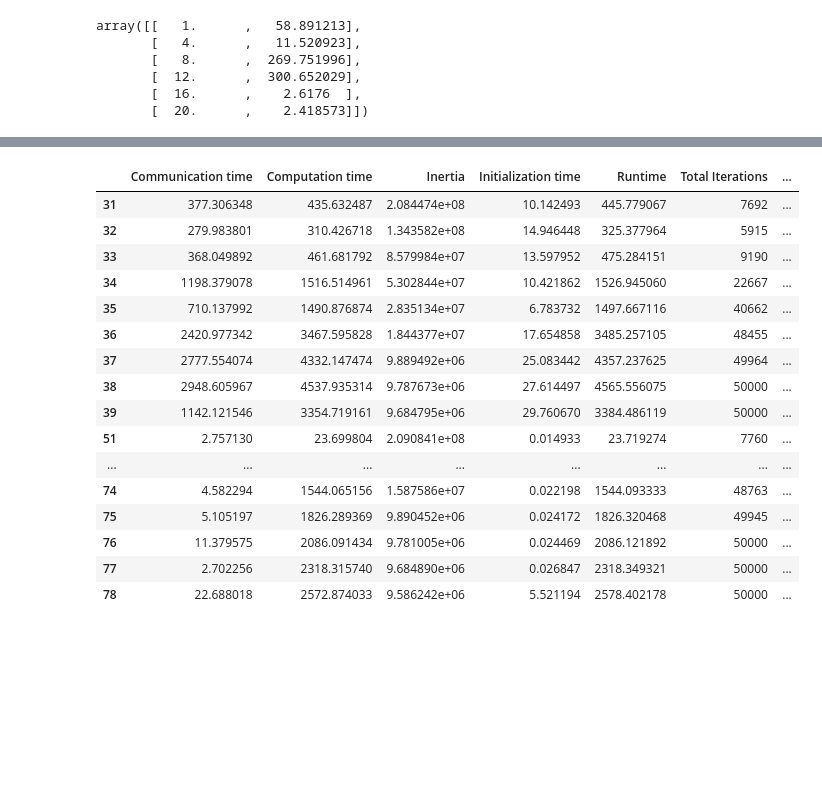
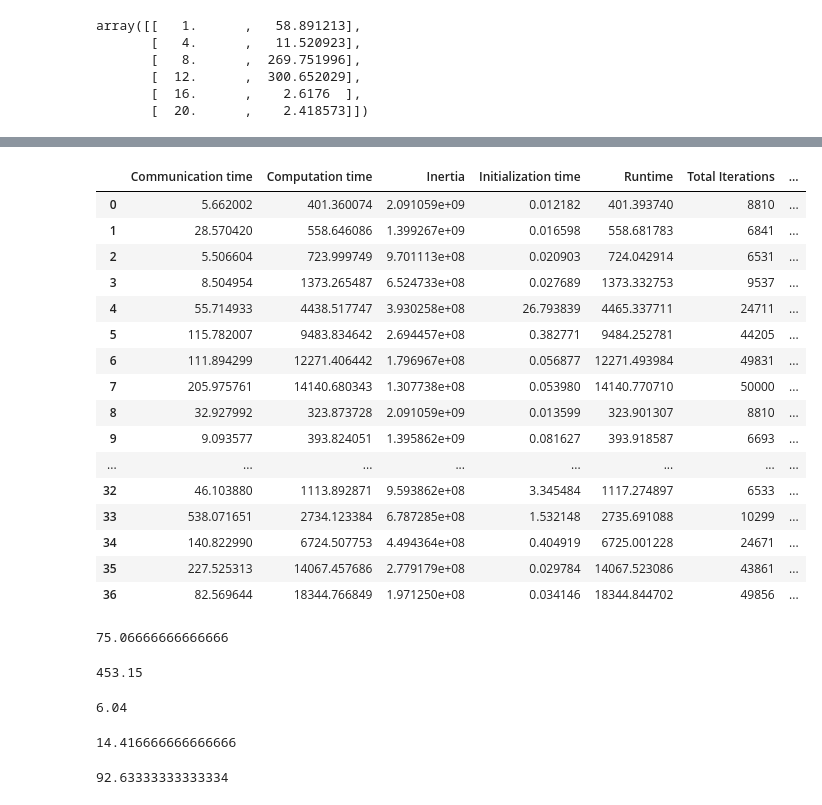
Before and after one commit to MarkAWard/kmeans, a Jupyter notebook: presentation/performance_plots.ipynb, the cells around one changed output, grey strips where cells are left out. Saved outputs shown, nothing was run; the diff lists cells and outputs as text; code cells hidden in the pictures; blank space fills up the shorter version.

```diff
--- a/presentation/performance_plots.ipynb
+++ b/presentation/performance_plots.ipynb
@@ -232,11 +232,12 @@ array([[   1.      ,   58.891213],
 strong = []
 # %%
 m1 = data.type == 'MPI'
-m2 = np.logical_or(data.n == 1000000, data.n == 999999)
-m3 = data.p != 12
-m4 = data.k == 50
-v = data[m1 & m2 & m3 & m4].sort('p')
-strong.append((v.p.values, v.Runtime, '50 Clusters'))
+#m2 = np.logical_or(data.n == 1000000, data.n == 999999)
+m2 = data.n == 10000000
+#m3 = data.p != 12
+m4 = data.k == 40
+v = data[m1 & m2 & m4].sort('p')
+strong.append((v.p.values, v.Runtime, '40 Clusters'))
 v
 # %% [output]
 |  | Communication time | Computation time | Inertia | Initialization time | Runtime | Total Iterations | ... |
@@ -280,20 +281,40 @@ plt.show()
 # %%
-data[np.logical_and(data.n == 1000000, data.type == 'MPI')]
+data[data.n == 10000000]
 # %% [output]
 |  | Communication time | Computation time | Inertia | Initialization time | Runtime | Total Iterations | ... |
-| 31 | 377.306348 | 435.632487 | 2.084474e+08 | 10.142493 | 445.779067 | 7692 | ... |
-| 32 | 279.983801 | 310.426718 | 1.343582e+08 | 14.946448 | 325.377964 | 5915 | ... |
-| 33 | 368.049892 | 461.681792 | 8.579984e+07 | 13.597952 | 475.284151 | 9190 | ... |
-| 34 | 1198.379078 | 1516.514961 | 5.302844e+07 | 10.421862 | 1526.945060 | 22667 | ... |
-| 35 | 710.137992 | 1490.876874 | 2.835134e+07 | 6.783732 | 1497.667116 | 40662 | ... |
-| 36 | 2420.977342 | 3467.595828 | 1.844377e+07 | 17.654858 | 3485.257105 | 48455 | ... |
-| 37 | 2777.554074 | 4332.147474 | 9.889492e+06 | 25.083442 | 4357.237625 | 49964 | ... |
-| 38 | 2948.605967 | 4537.935314 | 9.787673e+06 | 27.614497 | 4565.556075 | 50000 | ... |
-| 39 | 1142.121546 | 3354.719161 | 9.684795e+06 | 29.760670 | 3384.486119 | 50000 | ... |
-| 51 | 2.757130 | 23.699804 | 2.090841e+08 | 0.014933 | 23.719274 | 7760 | ... |
+| 0 | 5.662002 | 401.360074 | 2.091059e+09 | 0.012182 | 401.393740 | 8810 | ... |
+| 1 | 28.570420 | 558.646086 | 1.399267e+09 | 0.016598 | 558.681783 | 6841 | ... |
+| 2 | 5.506604 | 723.999749 | 9.701113e+08 | 0.020903 | 724.042914 | 6531 | ... |
+| 3 | 8.504954 | 1373.265487 | 6.524733e+08 | 0.027689 | 1373.332753 | 9537 | ... |
+| 4 | 55.714933 | 4438.517747 | 3.930258e+08 | 26.793839 | 4465.337711 | 24711 | ... |
+| 5 | 115.782007 | 9483.834642 | 2.694457e+08 | 0.382771 | 9484.252781 | 44205 | ... |
+| 6 | 111.894299 | 12271.406442 | 1.796967e+08 | 0.056877 | 12271.493984 | 49831 | ... |
+| 7 | 205.975761 | 14140.680343 | 1.307738e+08 | 0.053980 | 14140.770710 | 50000 | ... |
+| 8 | 32.927992 | 323.873728 | 2.091059e+09 | 0.013599 | 323.901307 | 8810 | ... |
+| 9 | 9.093577 | 393.824051 | 1.395862e+09 | 0.081627 | 393.918587 | 6693 | ... |
 | ... | ... | ... | ... | ... | ... | ... | ... |
-| 74 | 4.582294 | 1544.065156 | 1.587586e+07 | 0.022198 | 1544.093333 | 48763 | ... |
-| 75 | 5.105197 | 1826.289369 | 9.890452e+06 | 0.024172 | 1826.320468 | 49945 | ... |
-| 76 | 11.379575 | 2086.091434 | 9.781005e+06 | 0.024469 | 2086.121892 | 50000 | ... |
-| 77 | 2.702256 | 2318.315740 | 9.684890e+06 | 0.026847 | 2318.349321 | 50000 | ... |
-| 78 | 22.688018 | 2572.874033 | 9.586242e+06 | 5.521194 | 2578.402178 | 50000 | ... |
+| 32 | 46.103880 | 1113.892871 | 9.593862e+08 | 3.345484 | 1117.274897 | 6533 | ... |
+| 33 | 538.071651 | 2734.123384 | 6.787285e+08 | 1.532148 | 2735.691088 | 10299 | ... |
+| 34 | 140.822990 | 6724.507753 | 4.494364e+08 | 0.404919 | 6725.001228 | 24671 | ... |
+| 35 | 227.525313 | 14067.457686 | 2.779179e+08 | 0.029784 | 14067.523086 | 43861 | ... |
+| 36 | 82.569644 | 18344.766849 | 1.971250e+08 | 0.034146 | 18344.844702 | 49856 | ... |
+# %%
+4504 / 60.
+# %% [output]
+75.06666666666666
+# %%
+27189 / 60.
+# %% [output]
+453.15
+# %%
+453. / 75
+# %% [output]
+6.04
+# %%
+865 / 60.
+# %% [output]
+14.416666666666666
+# %%
+5558 / 60.
+# %% [output]
+92.63333333333334
```
Also changed, not shown: parts of 14 cells of this notebook.
